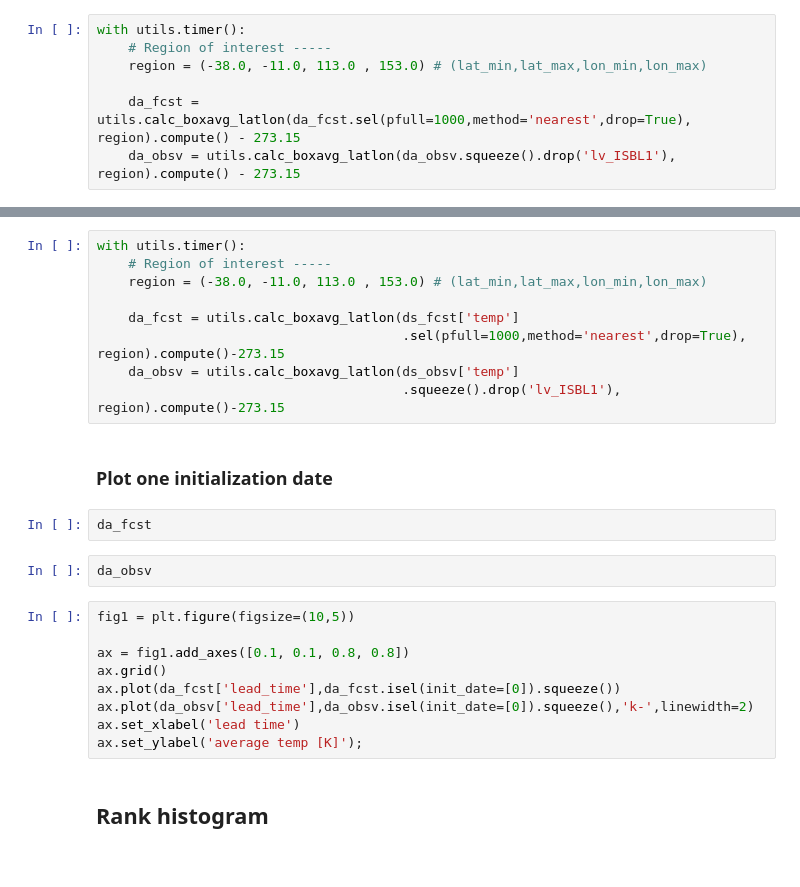
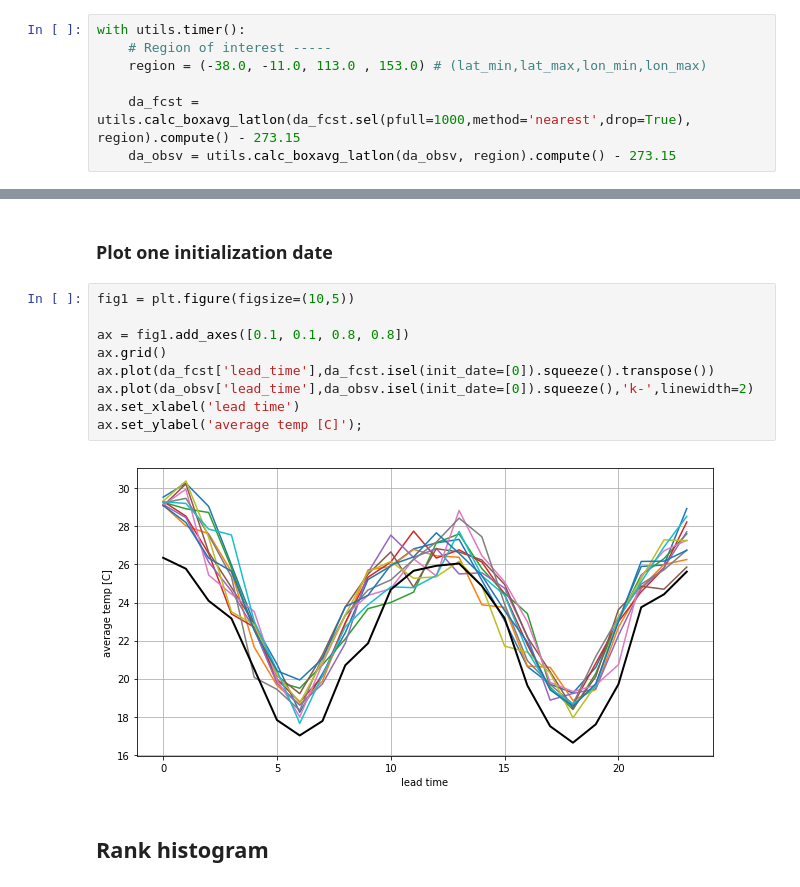
Before and after one commit to csiro-dcfp/doppyo, a Jupyter notebook: tutorials/temp_verification-15_04_2018.ipynb, the cells around one changed output, grey strips where cells are left out. Saved outputs shown, nothing was run; the diff lists cells and outputs as text.

```diff
--- a/tutorials/temp_verification-15_04_2018.ipynb
+++ b/tutorials/temp_verification-15_04_2018.ipynb
@@ -158,5 +158,5 @@ with utils.timer():
     region = (-38.0, -11.0, 113.0 , 153.0) # (lat_min,lat_max,lon_min,lon_max)
 
     da_fcst = utils.calc_boxavg_latlon(da_fcst.sel(pfull=1000,method='nearest',drop=True), region).compute() - 273.15
-    da_obsv = utils.calc_boxavg_latlon(da_obsv.squeeze().drop('lv_ISBL1'), region).compute() - 273.15
+    da_obsv = utils.calc_boxavg_latlon(da_obsv, region).compute() - 273.15
 # %% [output]
@@ -169,27 +166,16 @@ KeyboardInterrupt:
-# %%
-with utils.timer():
-    # Region of interest -----
-    region = (-38.0, -11.0, 113.0 , 153.0) # (lat_min,lat_max,lon_min,lon_max)
-
-    da_fcst = utils.calc_boxavg_latlon(ds_fcst['temp']
-                                       .sel(pfull=1000,method='nearest',drop=True), region).compute()-273.15
-    da_obsv = utils.calc_boxavg_latlon(ds_obsv['temp']
-                                       .squeeze().drop('lv_ISBL1'), region).compute()-273.15
 # %% [markdown]
 ### Plot one initialization date
-# %%
-da_fcst
-# %%
-da_obsv
 # %%
 fig1 = plt.figure(figsize=(10,5))
 
 ax = fig1.add_axes([0.1, 0.1, 0.8, 0.8])
 ax.grid()
-ax.plot(da_fcst['lead_time'],da_fcst.isel(init_date=[0]).squeeze())
+ax.plot(da_fcst['lead_time'],da_fcst.isel(init_date=[0]).squeeze().transpose())
 ax.plot(da_obsv['lead_time'],da_obsv.isel(init_date=[0]).squeeze(),'k-',linewidth=2)
 ax.set_xlabel('lead time')
-ax.set_ylabel('average temp [K]');
+ax.set_ylabel('average temp [C]');
+# %% [output]
+[figure, added]
 # %% [markdown]
 ## Rank histogram
 # %% [markdown]
```
Also changed, not shown: parts of 14 cells of this notebook.
